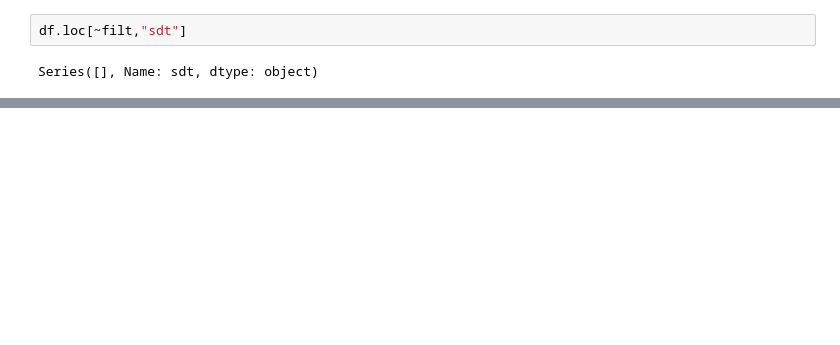
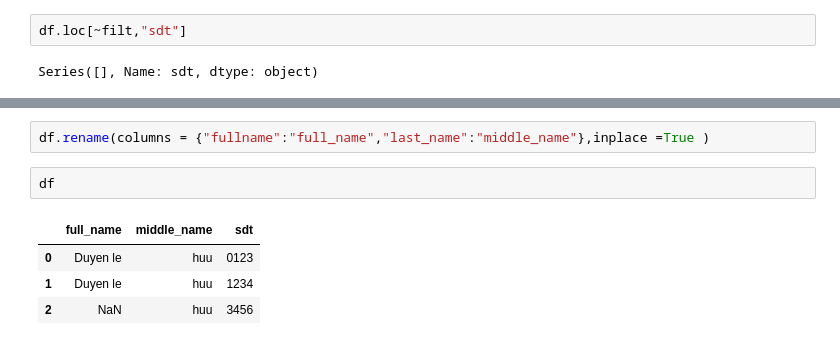
Before and after one commit to lehuuduyen/python-data, a Jupyter notebook: dataframe loc Iloc.ipynb, the cells around one changed output, grey strips where cells are left out. Drawn from its saved outputs; the diff is of its cells as text; blank space fills up the shorter version.

```diff
--- a/dataframe loc Iloc.ipynb
+++ b/dataframe loc Iloc.ipynb
@@ -109,0 +131,9 @@ Series([], Name: sdt, dtype: object)
+# %%
+df.rename(columns = {"fullname":"full_name","last_name":"middle_name"},inplace =True )
+# %%
+df
+# %% [output]
+|  | full_name | middle_name | sdt |
+| 0 | Duyen le | huu | 0123 |
+| 1 | Duyen le | huu | 1234 |
+| 2 | NaN | huu | 3456 |
```
Also changed, not shown: parts of 19 cells of this notebook, 1 other file.
